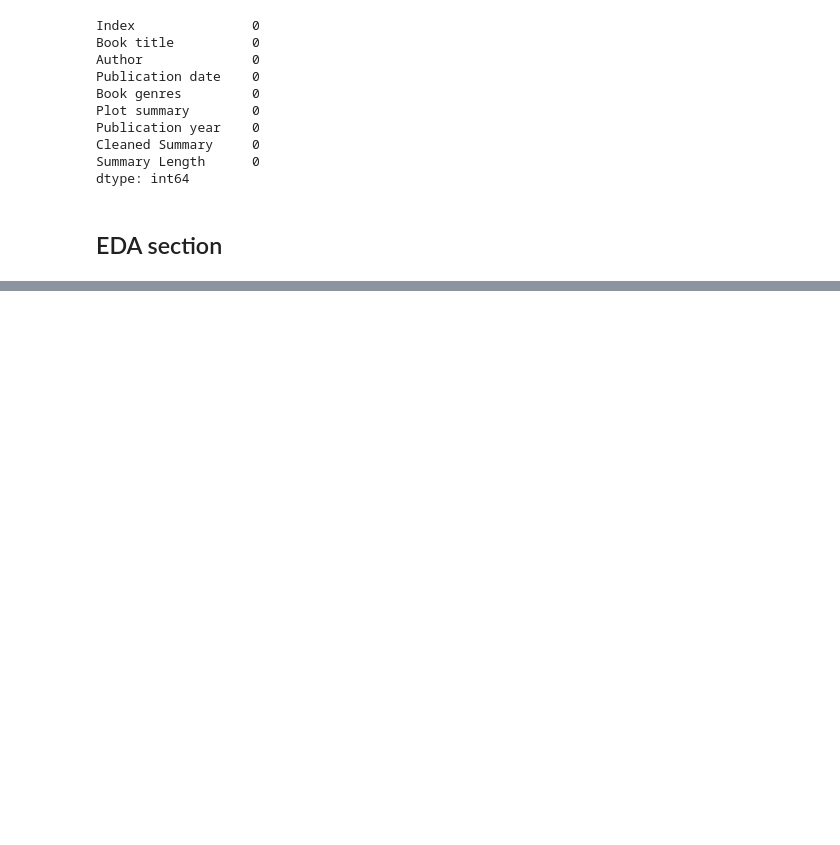
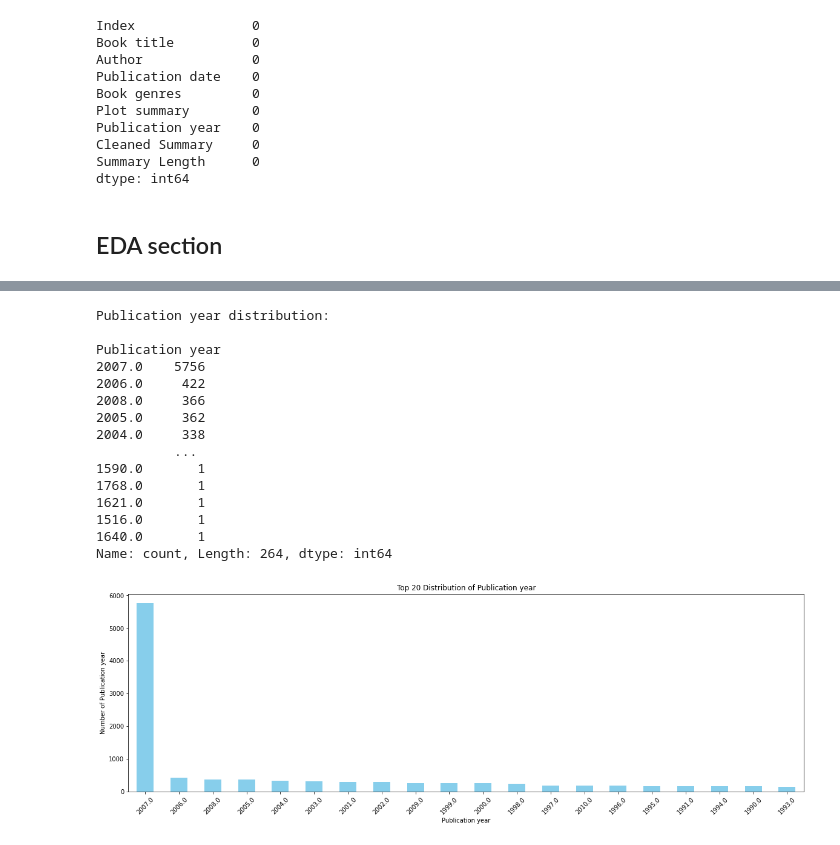
Before and after one commit to HamedDaneshvar/NLPic-Book-Summarizer, a Jupyter notebook: Task.ipynb, the cells around one changed output, grey strips where cells are left out. Saved outputs shown, nothing was run; the diff lists cells and outputs as text; code cells hidden in the pictures; blank space fills up the shorter version.

```diff
--- a/Task.ipynb
+++ b/Task.ipynb
@@ -228,0 +390,33 @@ dtype: int64
+# %%
+# Publication year distribution
+year_counts = data['Publication year'].value_counts()
+print(f"\nPublication year distribution:\n\n{year_counts}")
+
+# Get the top 20 most frequent publication year
+top_years = year_counts.head(20)
+
+# Plot publication year distribution
+plt.figure(figsize=(20, 6))
+top_years.plot(kind='bar', color='skyblue')
+plt.xlabel("Publication year")
+plt.ylabel("Number of Publication year")
+plt.title("Top 20 Distribution of Publication year")
+plt.xticks(rotation=45)
+plt.show()
+# %% [output]
+Publication year distribution:
+
+Publication year
+2007.0    5756
+2006.0     422
+2008.0     366
+2005.0     362
+2004.0     338
+          ...
+1590.0       1
+1768.0       1
+1621.0       1
+1516.0       1
+1640.0       1
+Name: count, Length: 264, dtype: int64
+[figure, added]
```
Also changed, not shown: parts of 17 cells of this notebook, 2 other files.
